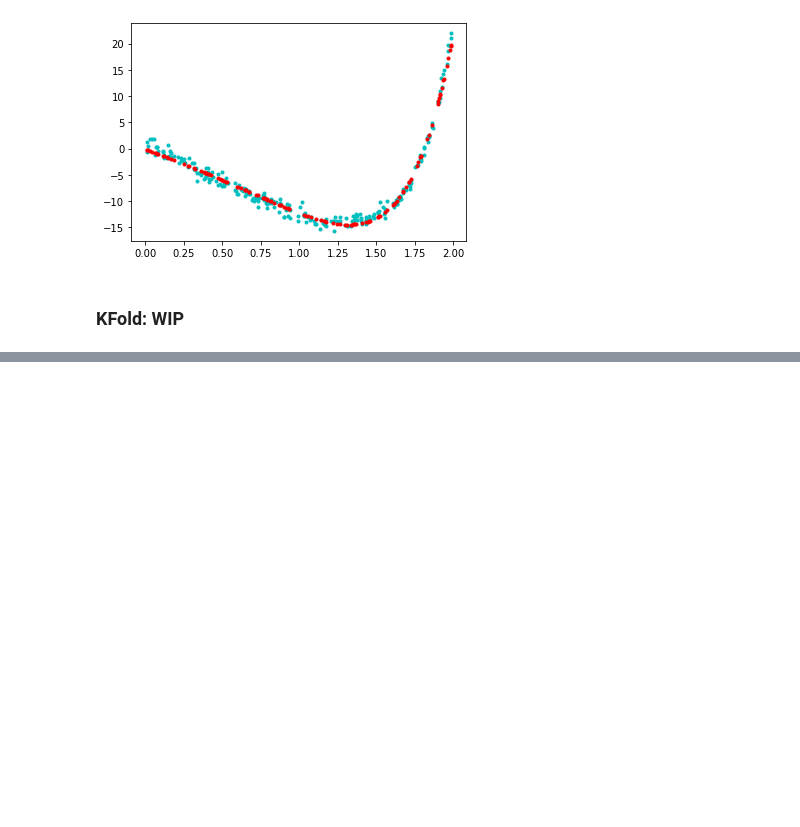
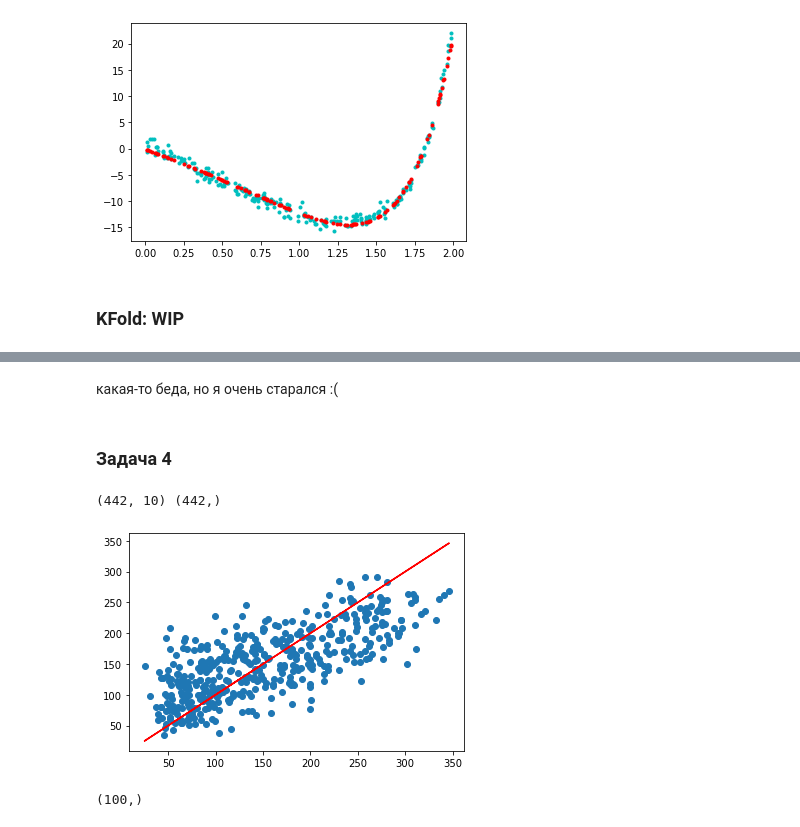
Before and after one commit to Alex2034/CompMath, a Jupyter notebook: A3_HW.ipynb, the cells around one changed output, grey strips where cells are left out. Cells and saved outputs as stored; diff of their text form; code cells hidden in the pictures; blank space fills up the shorter version.

```diff
--- a/A3_HW.ipynb
+++ b/A3_HW.ipynb
@@ -249,0 +248,4 @@ plt.show()
+# %% [markdown]
+какая-то беда, но я очень старался :(
+# %% [markdown]
+### Задача 4
@@ -249,0 +255,29 @@ plt.show()
+# %%
+X, y = load_diabetes(return_X_y = True)
+print(X.shape, y.shape)
+# %% [output]
+(442, 10) (442,)
+# %%
+# вынем из коробки регрессию
+iRegretSoMuch = linear_model.Lasso(alpha=1e-7)
+iRegretSoMuch.fit(X, y)
+w = iRegretSoMuch.coef_
+fig, ax = plt.subplots()
+ax.scatter(y, iRegretSoMuch.predict(X))
+ax.plot(y, y, c='r')
+plt.show()
+# %% [output]
+[figure, added]
+# %%
+# пойдём учиться с разными альфами
+ws = []
+alphas = np.logspace(-7, 2, 100)
+for alpha in alphas:
+    reg = linear_model.Lasso(alpha=alpha)
+    reg.fit(X, y)
+    w = reg.coef_
+    ws.append(w)
+ws = np.array(ws)
+ws.T[0].shape
+# %% [output]
+(100,)
```
Also changed, not shown: parts of 16 cells of this notebook.
